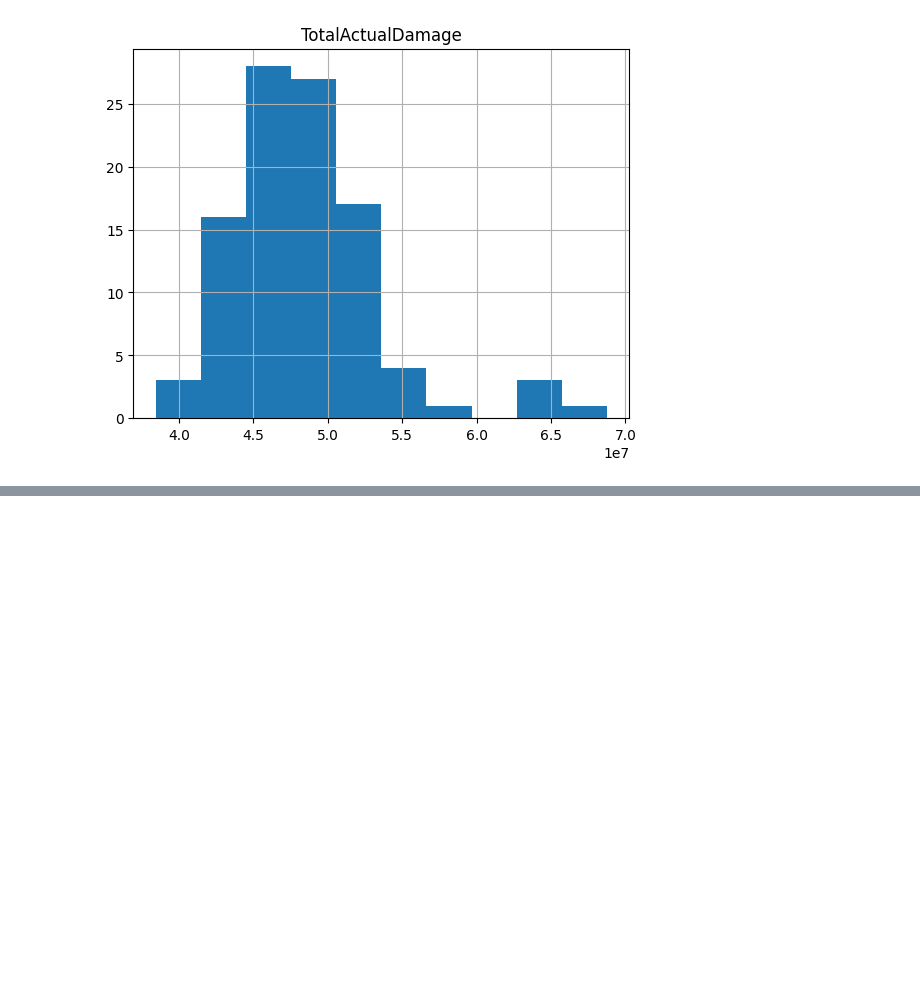
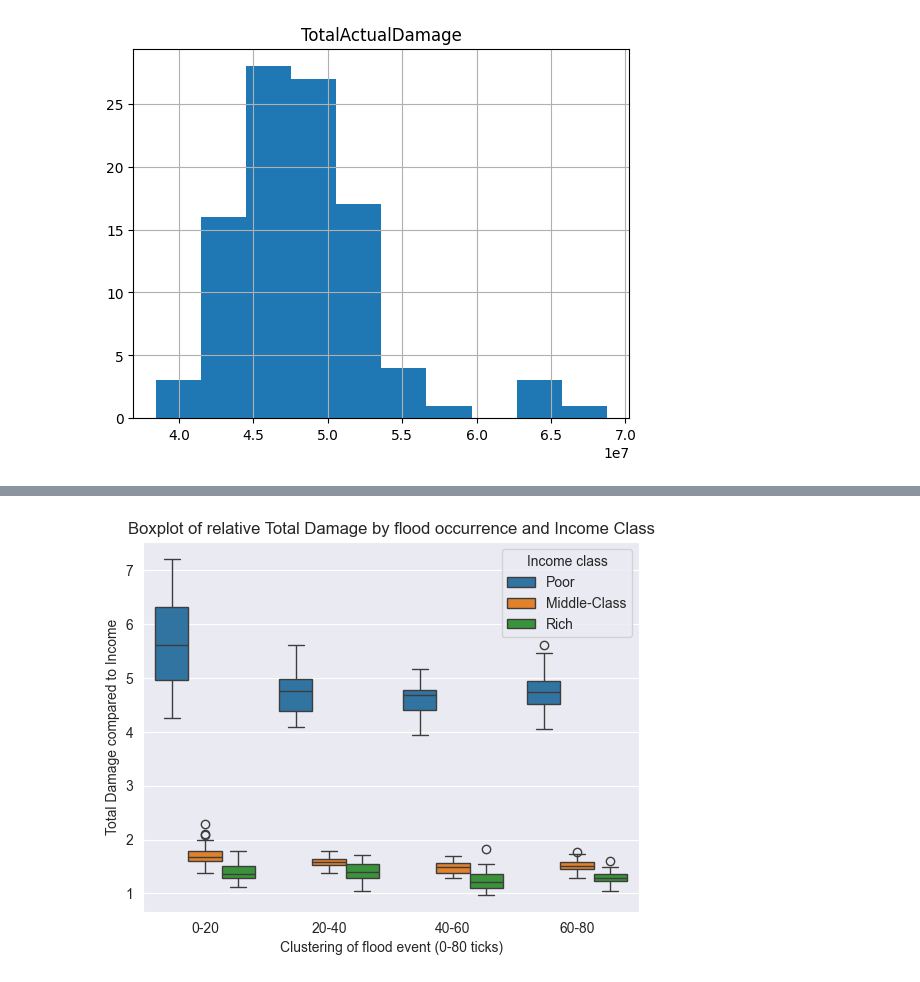
Before and after one commit to Martijntjevdg/SEN1211-ABM, a Jupyter notebook: base_model_mesa/model/BaseCaseAnalysis.ipynb, the cells around one changed output, grey strips where cells are left out. Saved outputs shown, nothing was run; the diff lists cells and outputs as text; code cells hidden in the pictures; blank space fills up the shorter version.

```diff
--- a/base_model_mesa/model/BaseCaseAnalysis.ipynb
+++ b/base_model_mesa/model/BaseCaseAnalysis.ipynb
@@ -40,0 +95,27 @@ histogram_actual_damage = base_case.hist('TotalActualDamage')
+# %%
+import seaborn as sns
+
+# Assuming 'data' is your DataFrame with damage columns for each income class
+# Replace this line with your actual DataFrame
+data = pd.DataFrame({
+    'Flood event': base_case['Cluster'],
+    'Poor': base_case['AverageIncomeToDamagePoorHousehold'],
+    'Middle-Class': base_case['AverageIncomeToDamageMiddleClassHousehold'],
+    'Rich': base_case['AverageIncomeToDamageRichHousehold']
+})
+
+# Reshape the DataFrame to long format
+melted_data = pd.melt(data, id_vars=['Flood event'], var_name='Income class', value_name='total_damage')
+
+# Create the boxplot using Seaborn
+sns.boxplot(x=melted_data['Flood event'], y=melted_data['total_damage'], hue=melted_data['Income class'])
+
+plt.title('Boxplot of relative Total Damage by flood occurrence and Income Class')
+plt.xlabel('Clustering of flood event (0-80 ticks)')
+plt.ylabel('Total Damage compared to Income')
+
+output_path_basecase = r'../result_figures/Boxplot_BaseCase.png'
+plt.savefig(output_path_basecase)
+plt.show()
+# %% [output]
+[figure, added]
```
Also changed, not shown: parts of 1 cell of this notebook, 6 other files.
